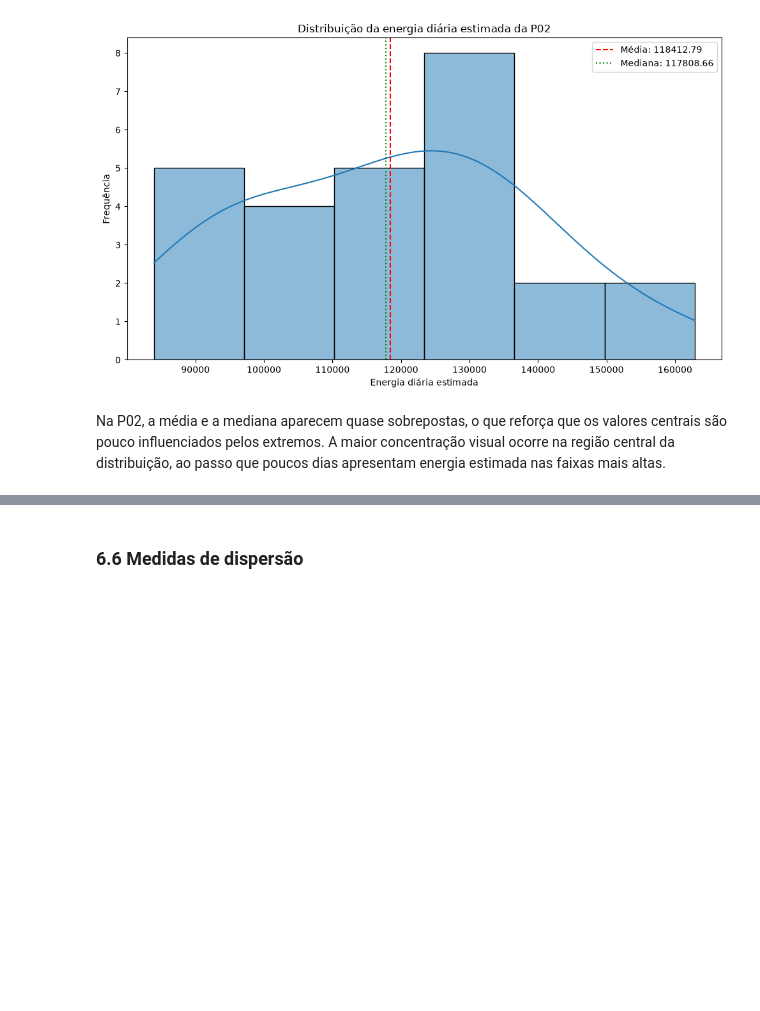
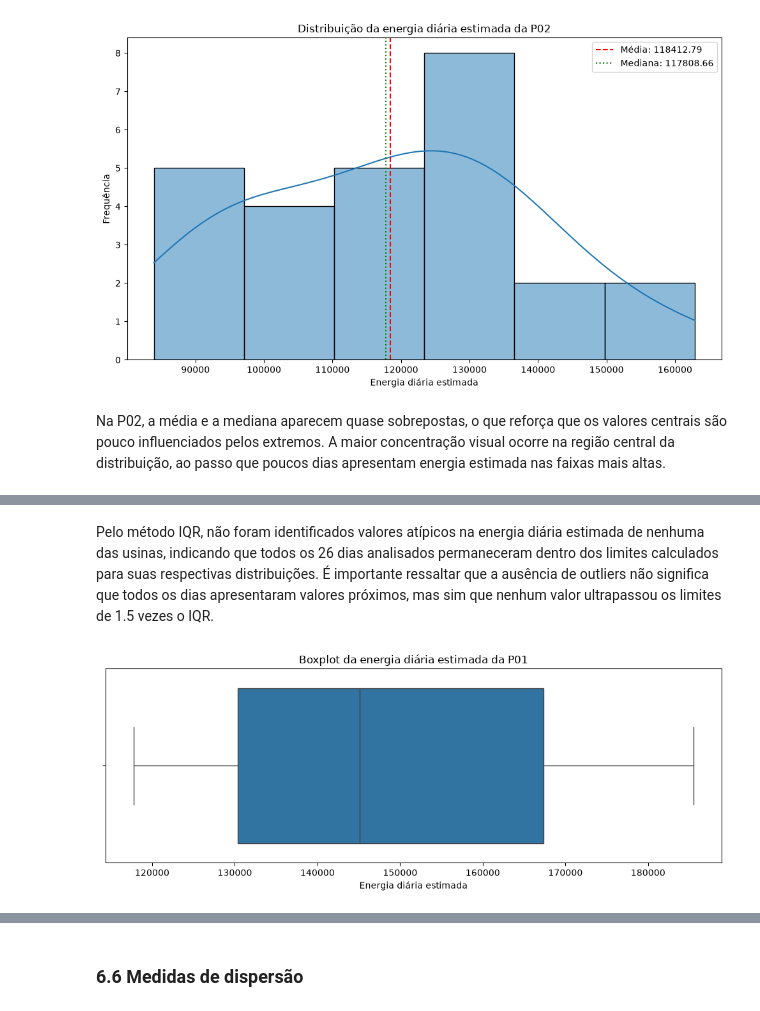
Before and after one commit to PhellipeLisboa/AnaliseEnergiaSolar, a Jupyter notebook: notebooks/02_analise_estatistica.ipynb, the cells around one changed output, grey strips where cells are left out. Cells and saved outputs as stored; diff of their text form; code cells hidden in the pictures; blank space fills up the shorter version.

Commit message:
Conclui análise estatística comparativa das usinas

```diff
--- a/notebooks/02_analise_estatistica.ipynb
+++ b/notebooks/02_analise_estatistica.ipynb
@@ -913,0 +950,10 @@ Na P02, a média e a mediana aparecem quase sobrepostas, o que reforça que os v
+# %% [markdown]
+Pelo método IQR, não foram identificados valores atípicos na energia diária estimada de nenhuma das usinas, indicando que todos os 26 dias analisados permaneceram dentro dos limites calculados para suas respectivas distribuições. É importante ressaltar que a ausência de outliers não significa que todos os dias apresentaram valores próximos, mas sim que nenhum valor ultrapassou os limites de 1.5 vezes o IQR.
+# %%
+visualize_boxplot(
+    data=p01_daily_energy,
+    title="Boxplot da energia diária estimada da P01",
+    x_label="Energia diária estimada"
+)
+# %% [output]
+[figure, added]
```
Also changed, not shown: parts of 13 cells of this notebook.
